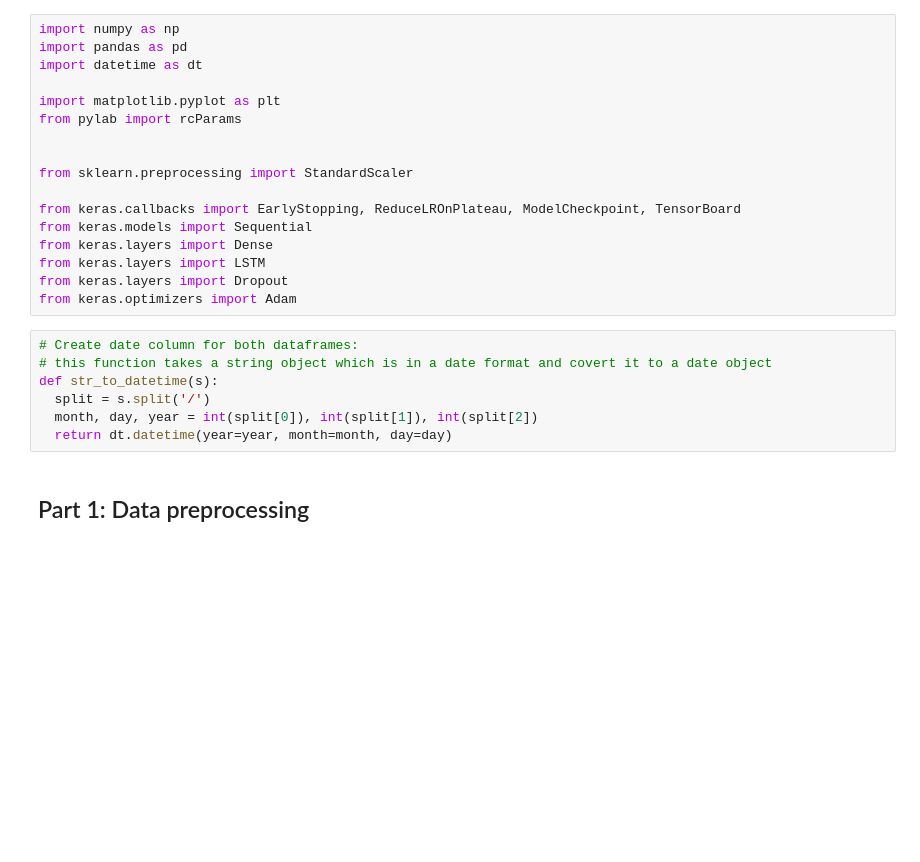
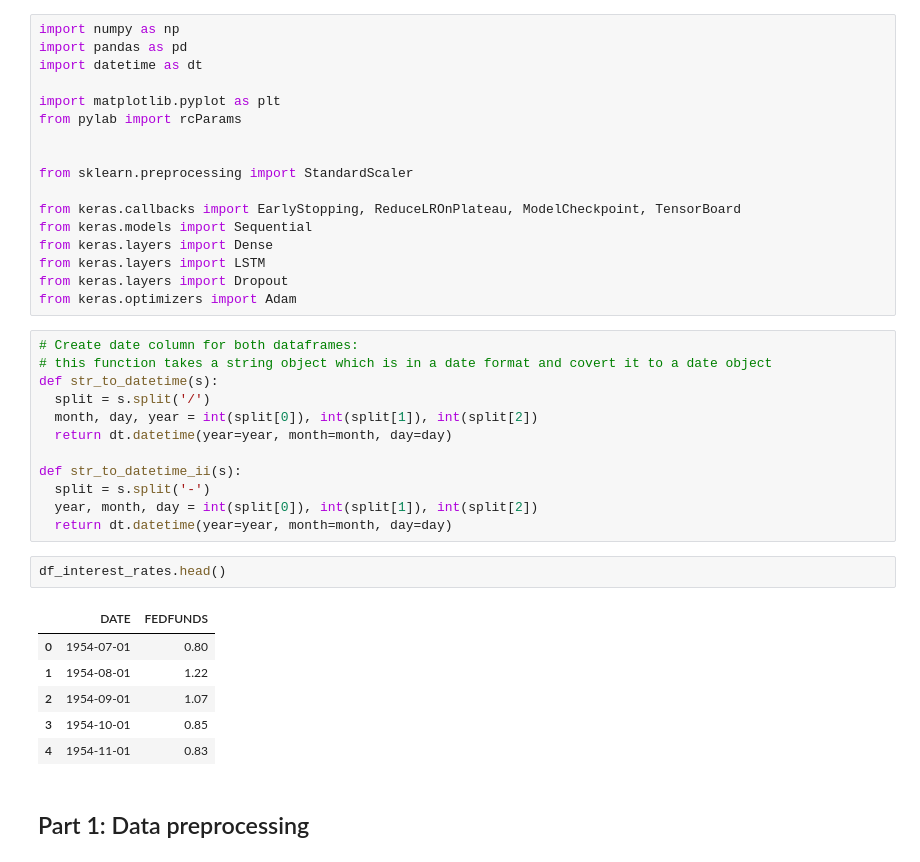
Before and after one commit to FNafisa/Test_repo, a Jupyter notebook: professional/Project PoC/multivariate forecastor.ipynb, the cells around one changed output. Drawn from its saved outputs; the diff is of its cells as text; blank space fills up the shorter version.

```diff
--- a/professional/Project PoC/multivariate forecastor.ipynb
+++ b/professional/Project PoC/multivariate forecastor.ipynb
@@ -29,6 +29,20 @@ def str_to_datetime(s):
   split = s.split('/')
   month, day, year = int(split[0]), int(split[1]), int(split[2])
   return dt.datetime(year=year, month=month, day=day)
+
+def str_to_datetime_ii(s):
+  split = s.split('-')
+  year, month, day = int(split[0]), int(split[1]), int(split[2])
+  return dt.datetime(year=year, month=month, day=day)
+# %%
+df_interest_rates.head()
+# %% [output]
+|  | DATE | FEDFUNDS |
+| 0 | 1954-07-01 | 0.80 |
+| 1 | 1954-08-01 | 1.22 |
+| 2 | 1954-09-01 | 1.07 |
+| 3 | 1954-10-01 | 0.85 |
+| 4 | 1954-11-01 | 0.83 |
 # %% [markdown]
 ## Part 1: Data preprocessing
 # %% [markdown]
```
Also changed, not shown: parts of 13 cells of this notebook, 2 other files.
